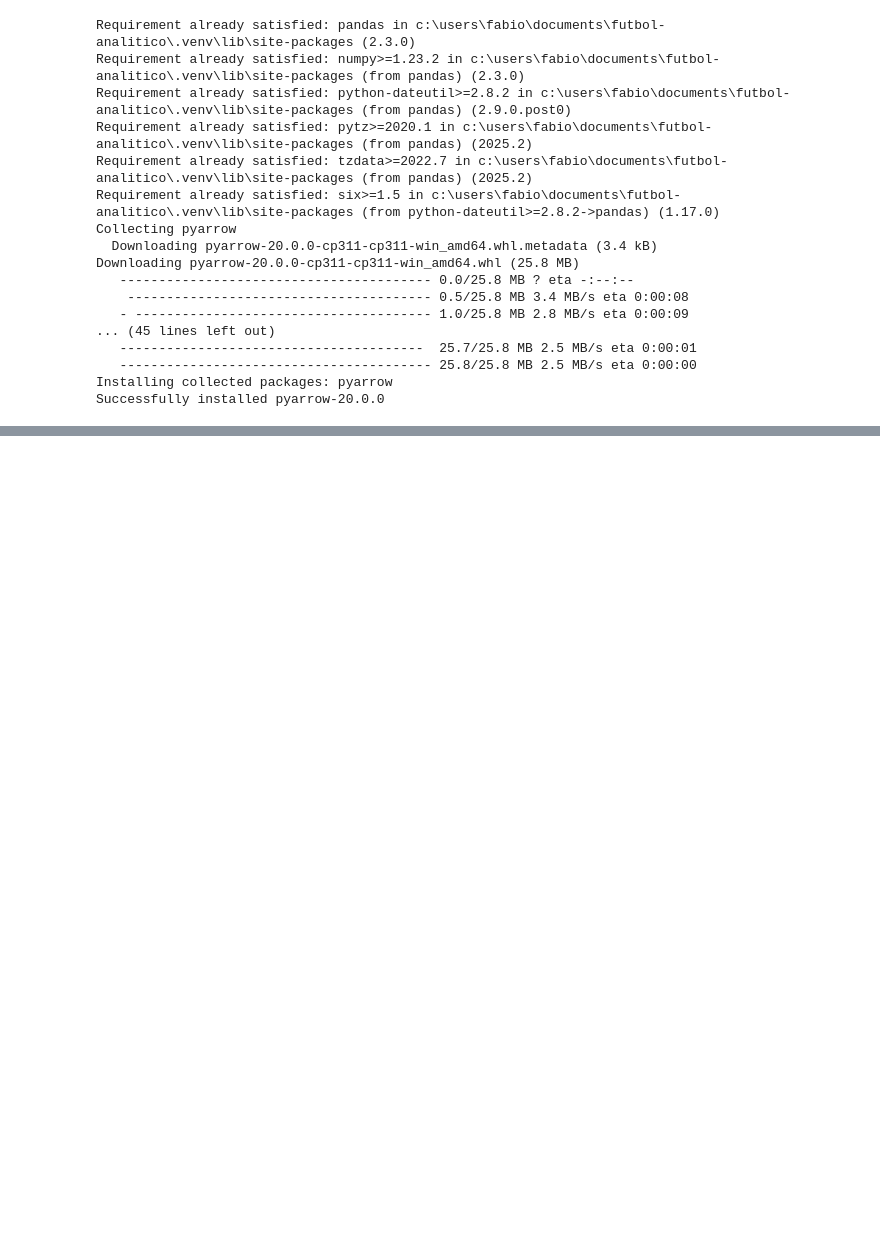
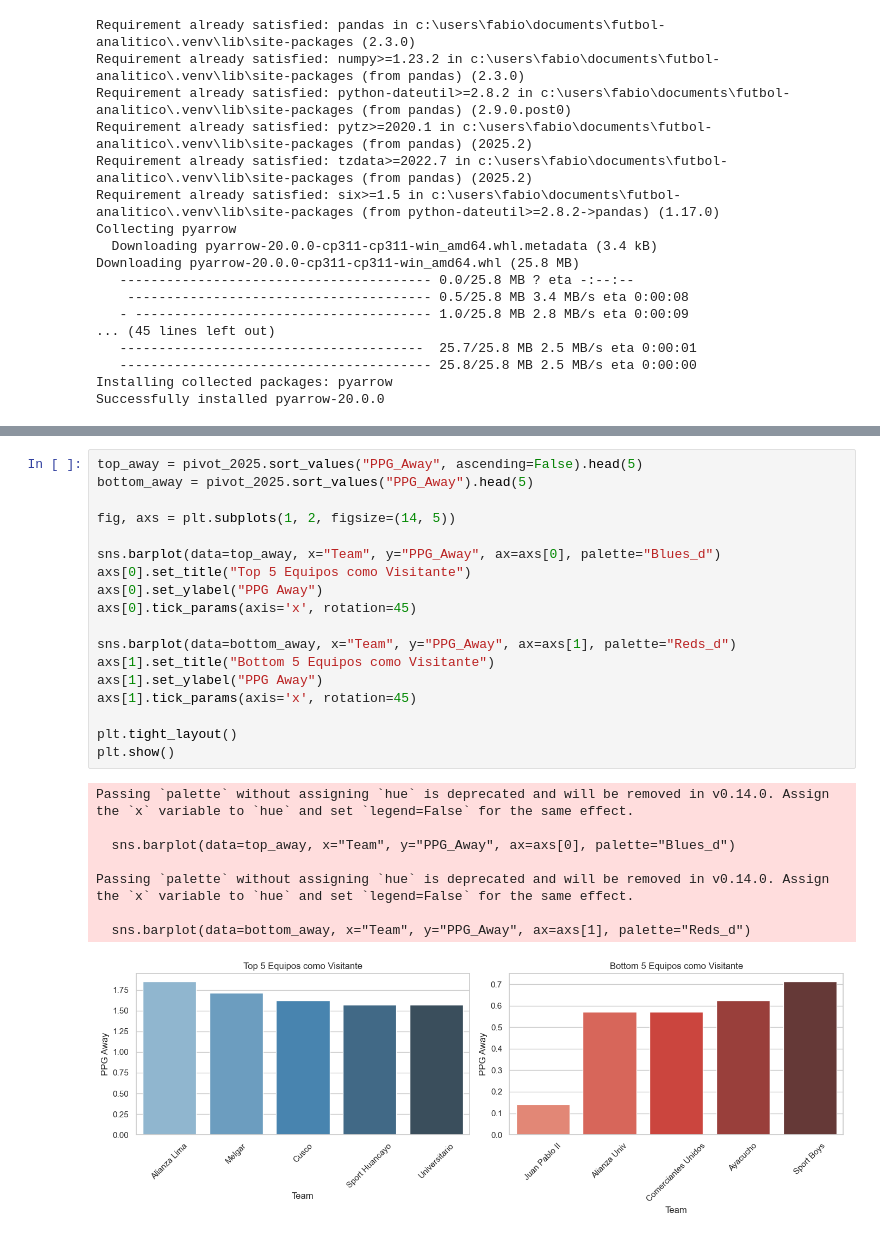
Before and after one commit to FabioMorante/futbol-analitico, a Jupyter notebook: notebooks/fbref_exploration.ipynb, the cells around one changed output, grey strips where cells are left out. Cells and saved outputs as stored; diff of their text form; blank space fills up the shorter version.

```diff
--- a/notebooks/fbref_exploration.ipynb
+++ b/notebooks/fbref_exploration.ipynb
@@ -57,0 +244,27 @@ df.head()
+# %%
+top_away = pivot_2025.sort_values("PPG_Away", ascending=False).head(5)
+bottom_away = pivot_2025.sort_values("PPG_Away").head(5)
+
+fig, axs = plt.subplots(1, 2, figsize=(14, 5))
+
+sns.barplot(data=top_away, x="Team", y="PPG_Away", ax=axs[0], palette="Blues_d")
+axs[0].set_title("Top 5 Equipos como Visitante")
+axs[0].set_ylabel("PPG Away")
+axs[0].tick_params(axis='x', rotation=45)
+
+sns.barplot(data=bottom_away, x="Team", y="PPG_Away", ax=axs[1], palette="Reds_d")
+axs[1].set_title("Bottom 5 Equipos como Visitante")
+axs[1].set_ylabel("PPG Away")
+axs[1].tick_params(axis='x', rotation=45)
+
+plt.tight_layout()
+plt.show()
+# %% [output]
+Passing `palette` without assigning `hue` is deprecated and will be removed in v0.14.0. Assign the `x` variable to `hue` and set `legend=False` for the same effect.
+
+  sns.barplot(data=top_away, x="Team", y="PPG_Away", ax=axs[0], palette="Blues_d")
+
+Passing `palette` without assigning `hue` is deprecated and will be removed in v0.14.0. Assign the `x` variable to `hue` and set `legend=False` for the same effect.
+
+  sns.barplot(data=bottom_away, x="Team", y="PPG_Away", ax=axs[1], palette="Reds_d")
+[figure, added]
```
Also changed, not shown: parts of 15 cells of this notebook, 28 other files.
